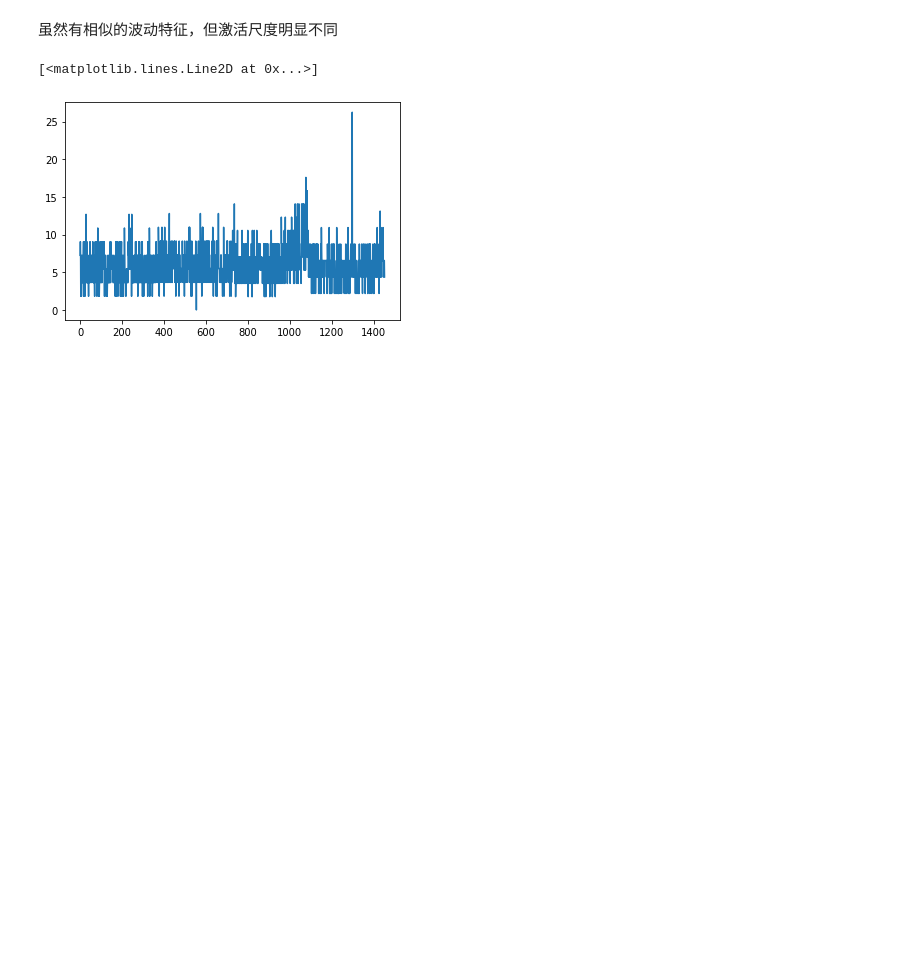
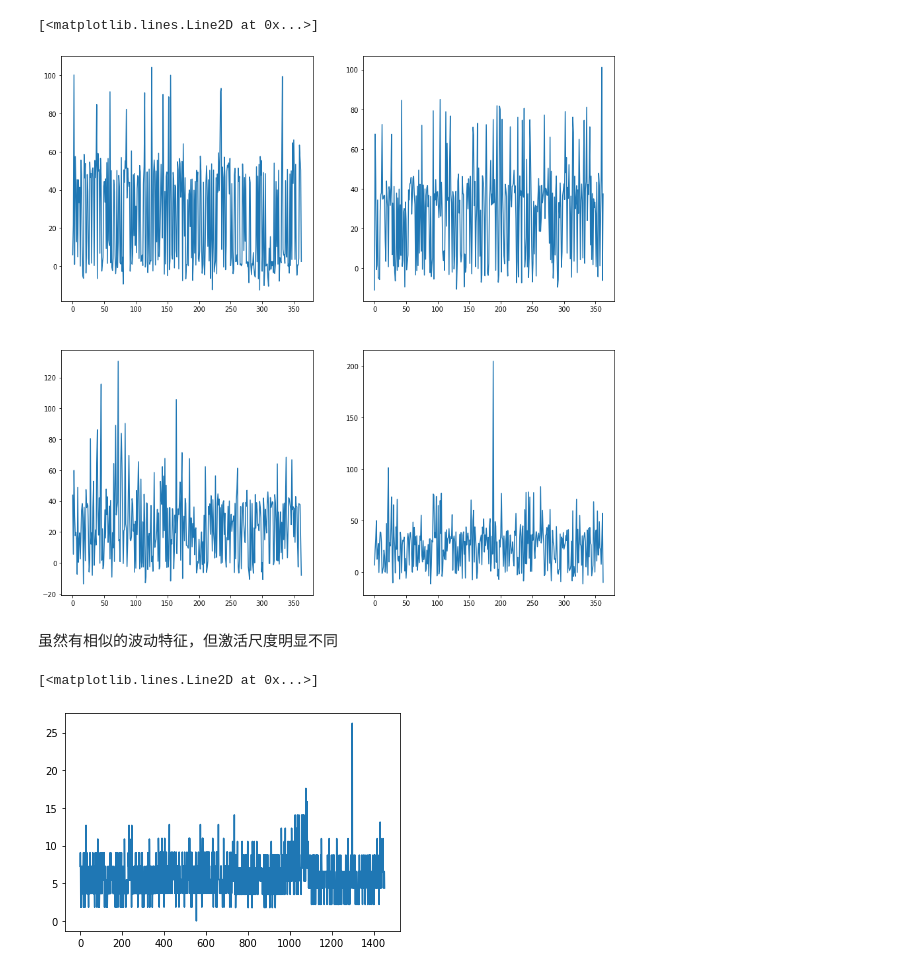
Before and after one commit to siyunb/Mount_Code, a Jupyter notebook: Visual_search_task/Data_Check.ipynb, the cells around one changed output. Drawn from its saved outputs; the diff is of its cells as text; code cells hidden in the pictures; blank space fills up the shorter version.

```diff
--- a/Visual_search_task/Data_Check.ipynb
+++ b/Visual_search_task/Data_Check.ipynb
@@ -50,3 +52,20 @@ plt.plot(nb.load(sub01_func_session4_origin).get_fdata()[-9, -91, -13, :])
+# %%
+sub01_func_session1_cor = layout.get(subject='01', suffix='bold', scope='derivatives', task='visualsearch', extension='nii.gz')[0].path
+sub01_func_session2_cor = layout.get(subject='01', suffix='bold', scope='derivatives', task='visualsearch', extension='nii.gz')[1].path
+sub01_func_session3_cor = layout.get(subject='01', suffix='bold', scope='derivatives', task='visualsearch', extension='nii.gz')[2].path
+sub01_func_session4_cor = layout.get(subject='01', suffix='bold', scope='derivatives', task='visualsearch', extension='nii.gz')[3].path
+plt.figure(figsize=(15,15))
+plt.subplot(221)
+plt.plot(nb.load(sub01_func_session4_cor).get_fdata()[-9, -91, -13, :])
+plt.subplot(222)
+plt.plot(nb.load(sub01_func_session2_cor).get_fdata()[-9, -91, -13, :])
+plt.subplot(223)
+plt.plot(nb.load(sub01_func_session3_cor).get_fdata()[-9, -91, -13, :])
+plt.subplot(224)
+plt.plot(nb.load(sub01_func_session1_cor).get_fdata()[-9, -91, -13, :])
+# %% [output]
+[<matplotlib.lines.Line2D at 0x...>]
+[figure, added]
 # %% [markdown]
 虽然有相似的波动特征，但激活尺度明显不同
 # %%
```
Also changed, not shown: parts of 6 cells of this notebook, 4 other files.
